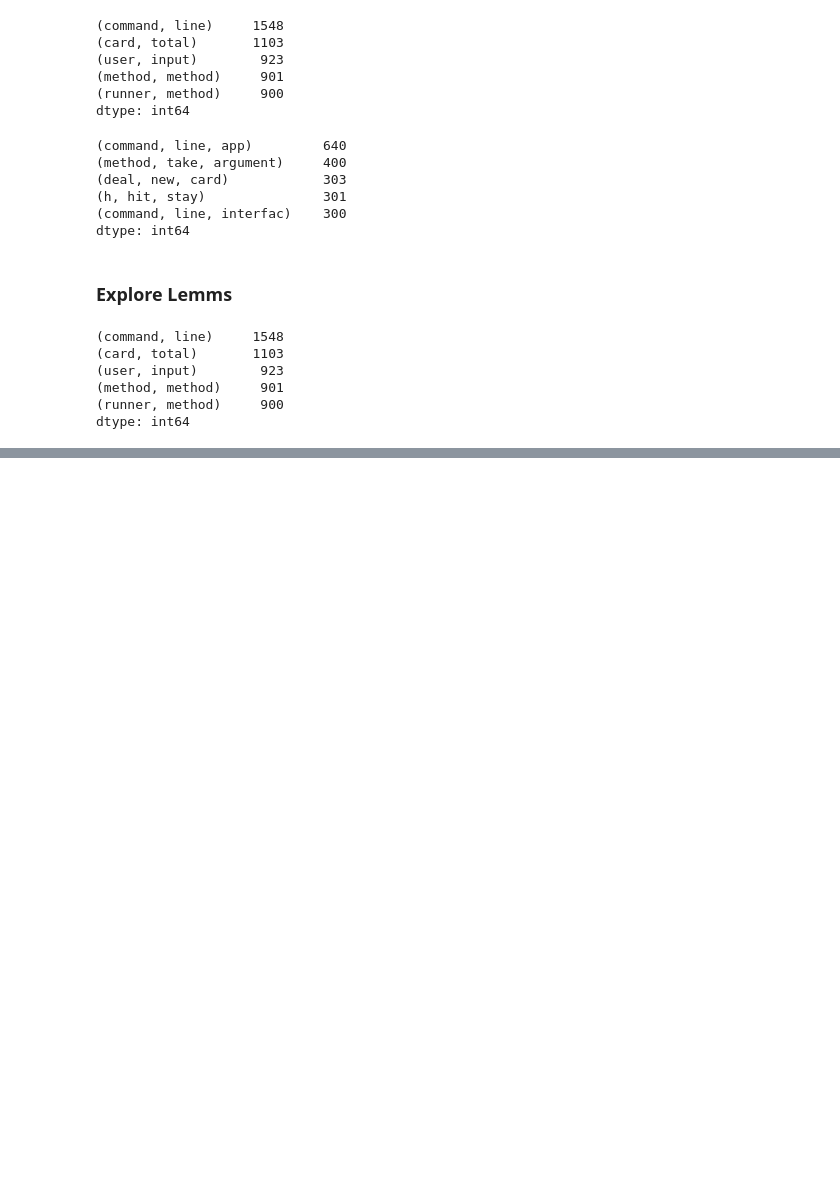
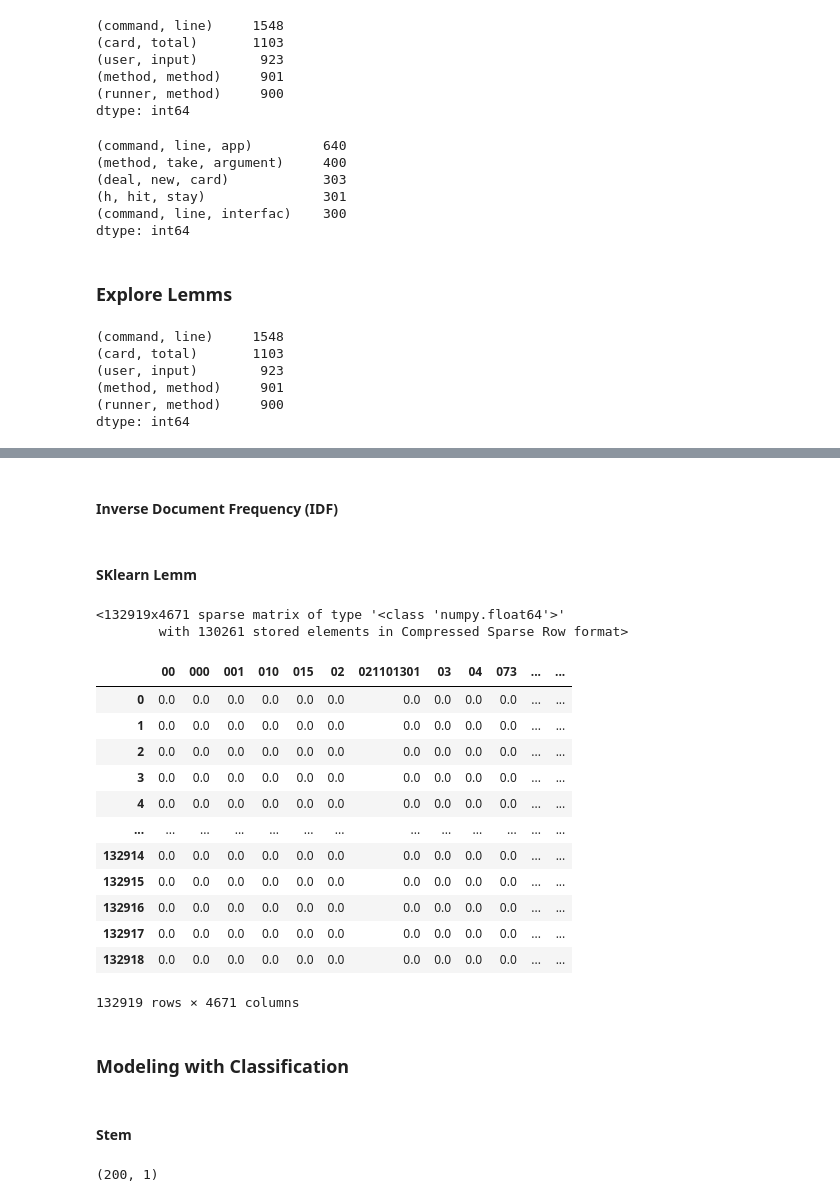
Before and after one commit to Speakeasy-Casino/ace-archives, a Jupyter notebook: joshs-sketchpad.ipynb, the cells around one changed output, grey strips where cells are left out. Cells and saved outputs as stored; diff of their text form; code cells hidden in the pictures; blank space fills up the shorter version.

```diff
--- a/joshs-sketchpad.ipynb
+++ b/joshs-sketchpad.ipynb
@@ -220,0 +351,31 @@ dtype: int64
+# %% [markdown]
+#### Inverse Document Frequency (IDF)
+# %% [markdown]
+#### SKlearn Lemm
+# %%
+tfidf_l = TfidfVectorizer()
+tfidf_lemm = tfidf_l.fit_transform(list_of_lemm_words)
+tfidf_lemm
+# %% [output]
+<132919x4671 sparse matrix of type '<class 'numpy.float64'>'
+        with 130261 stored elements in Compressed Sparse Row format>
+# %%
+pd.DataFrame(tfidf_lemm.todense(), columns=tfidf_l.get_feature_names())
+# %% [output]
+|  | 00 | 000 | 001 | 010 | 015 | 02 | 021101301 | 03 | 04 | 073 | ... | ... |
+| 0 | 0.0 | 0.0 | 0.0 | 0.0 | 0.0 | 0.0 | 0.0 | 0.0 | 0.0 | 0.0 | ... | ... |
+| 1 | 0.0 | 0.0 | 0.0 | 0.0 | 0.0 | 0.0 | 0.0 | 0.0 | 0.0 | 0.0 | ... | ... |
+| 2 | 0.0 | 0.0 | 0.0 | 0.0 | 0.0 | 0.0 | 0.0 | 0.0 | 0.0 | 0.0 | ... | ... |
+| 3 | 0.0 | 0.0 | 0.0 | 0.0 | 0.0 | 0.0 | 0.0 | 0.0 | 0.0 | 0.0 | ... | ... |
+| 4 | 0.0 | 0.0 | 0.0 | 0.0 | 0.0 | 0.0 | 0.0 | 0.0 | 0.0 | 0.0 | ... | ... |
+| ... | ... | ... | ... | ... | ... | ... | ... | ... | ... | ... | ... | ... |
+| 132914 | 0.0 | 0.0 | 0.0 | 0.0 | 0.0 | 0.0 | 0.0 | 0.0 | 0.0 | 0.0 | ... | ... |
+| 132915 | 0.0 | 0.0 | 0.0 | 0.0 | 0.0 | 0.0 | 0.0 | 0.0 | 0.0 | 0.0 | ... | ... |
+| 132916 | 0.0 | 0.0 | 0.0 | 0.0 | 0.0 | 0.0 | 0.0 | 0.0 | 0.0 | 0.0 | ... | ... |
+| 132917 | 0.0 | 0.0 | 0.0 | 0.0 | 0.0 | 0.0 | 0.0 | 0.0 | 0.0 | 0.0 | ... | ... |
+| 132918 | 0.0 | 0.0 | 0.0 | 0.0 | 0.0 | 0.0 | 0.0 | 0.0 | 0.0 | 0.0 | ... | ... |
+132919 rows × 4671 columns
+# %% [markdown]
+### Modeling with Classification
+# %% [markdown]
+#### Stem
@@ -220,0 +390,4 @@ dtype: int64
+# %%
+X_train0.shape
+# %% [output]
+(200, 1)
```
Also changed, not shown: parts of 52 cells of this notebook, 1 other file.
